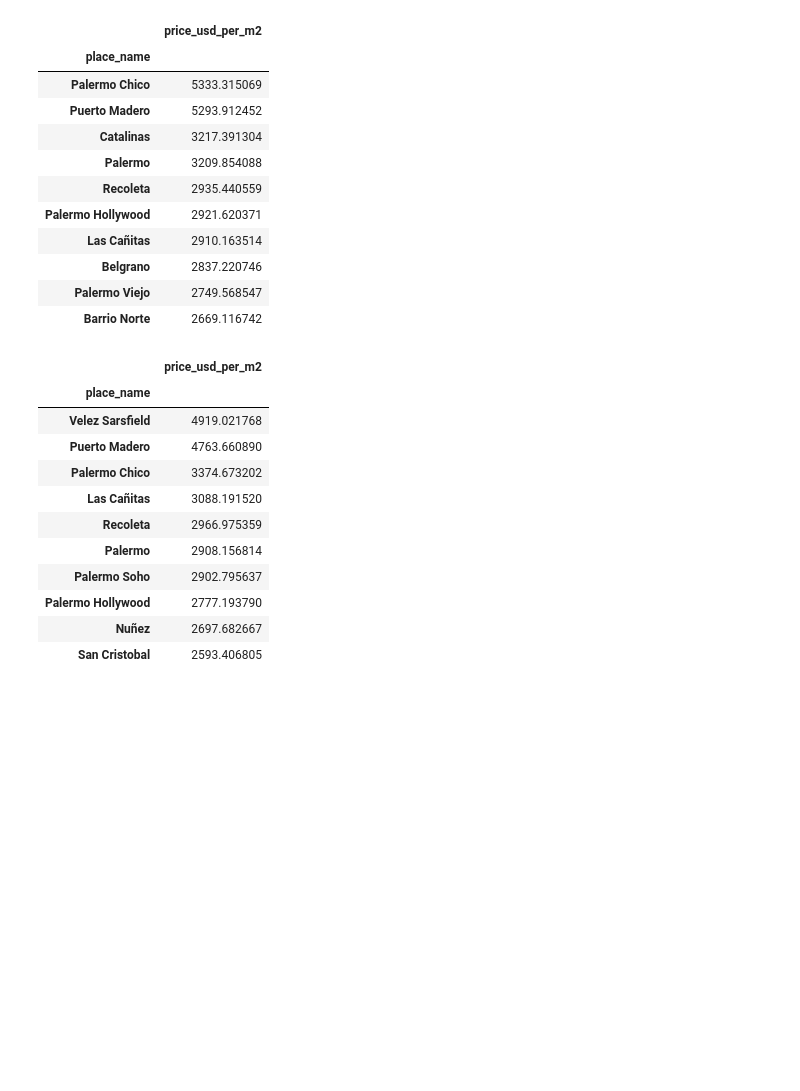
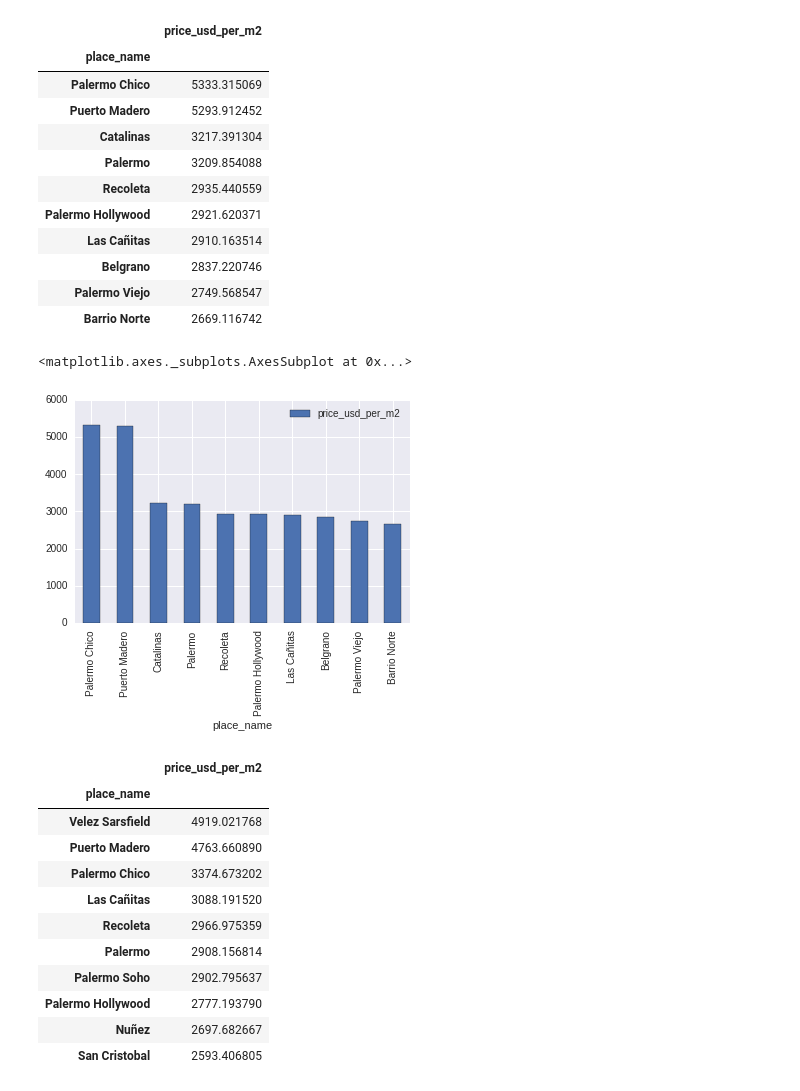
Before and after one commit to BrigliaAn/OrganizacionDeDatos, a Jupyter notebook: Analisis Exploratorio.ipynb, the cells around one changed output. Drawn from its saved outputs; the diff is of its cells as text; code cells hidden in the pictures; blank space fills up the shorter version.

```diff
--- a/Analisis Exploratorio.ipynb
+++ b/Analisis Exploratorio.ipynb
@@ -278,6 +289,11 @@ top_10_2015
 | Belgrano | 2837.220746 |
 | Palermo Viejo | 2749.568547 |
 | Barrio Norte | 2669.116742 |
+# %%
+top_10_2015.plot.bar()
+# %% [output]
+<matplotlib.axes._subplots.AxesSubplot at 0x...>
+[figure, added]
 # %%
 #Calculamos el valor promedio del m2 en dolares por cada barrio y nos quedamos con los 10 barrios con el mayor valor
 #Primero nos aseguramos que en el frame haya datos de solo el 2014
```
Also changed, not shown: parts of 6 cells of this notebook.
